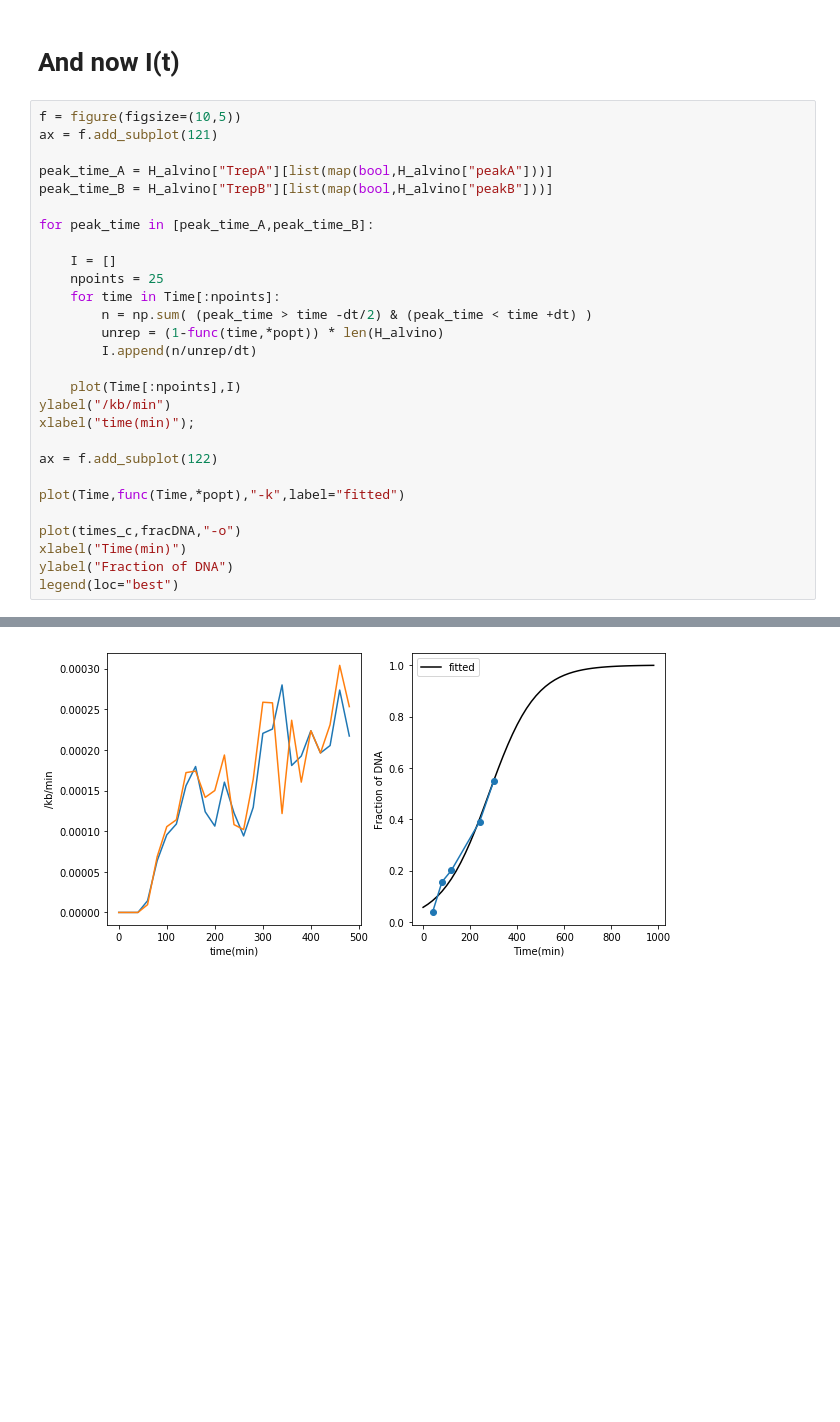
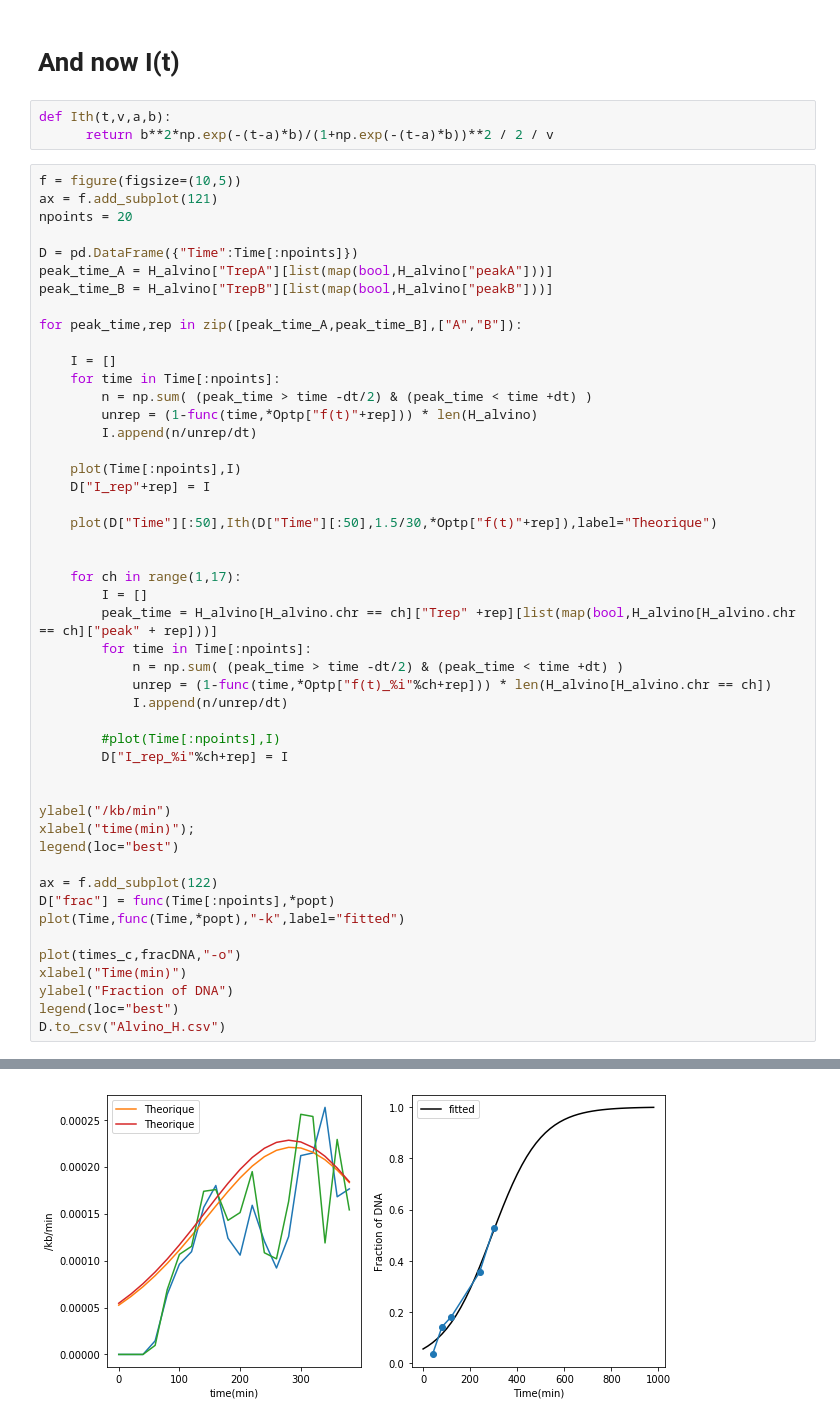
Before and after one commit to elifesciences-publications/ifromprof, a Jupyter notebook: notebooks/exploratory/Alvino_H.ipynb, the cells around one changed output, grey strips where cells are left out. Saved outputs shown, nothing was run; the diff lists cells and outputs as text; blank space fills up the shorter version.

```diff
--- a/notebooks/exploratory/Alvino_H.ipynb
+++ b/notebooks/exploratory/Alvino_H.ipynb
@@ -204,31 +239,54 @@ plot(times_c,fracDNA)
 # %% [markdown]
 # And now I(t)
+# %%
+def Ith(t,v,a,b):
+      return b**2*np.exp(-(t-a)*b)/(1+np.exp(-(t-a)*b))**2 / 2 / v
 # %%
 f = figure(figsize=(10,5))
 ax = f.add_subplot(121)
+npoints = 20
 
+D = pd.DataFrame({"Time":Time[:npoints]})
 peak_time_A = H_alvino["TrepA"][list(map(bool,H_alvino["peakA"]))]
 peak_time_B = H_alvino["TrepB"][list(map(bool,H_alvino["peakB"]))]
 
-for peak_time in [peak_time_A,peak_time_B]:
+for peak_time,rep in zip([peak_time_A,peak_time_B],["A","B"]):
 
     I = []
-    npoints = 25
     for time in Time[:npoints]:
         n = np.sum( (peak_time > time -dt/2) & (peak_time < time +dt) )
-        unrep = (1-func(time,*popt)) * len(H_alvino)
+        unrep = (1-func(time,*Optp["f(t)"+rep])) * len(H_alvino)
         I.append(n/unrep/dt)
 
     plot(Time[:npoints],I)
+    D["I_rep"+rep] = I
+
+    plot(D["Time"][:50],Ith(D["Time"][:50],1.5/30,*Optp["f(t)"+rep]),label="Theorique")
+
+
+    for ch in range(1,17):
+        I = []
+        peak_time = H_alvino[H_alvino.chr == ch]["Trep" +rep][list(map(bool,H_alvino[H_alvino.chr == ch]["peak" + rep]))]
+        for time in Time[:npoints]:
+            n = np.sum( (peak_time > time -dt/2) & (peak_time < time +dt) )
+            unrep = (1-func(time,*Optp["f(t)_%i"%ch+rep])) * len(H_alvino[H_alvino.chr == ch])
+            I.append(n/unrep/dt)
+
+        #plot(Time[:npoints],I)
+        D["I_rep_%i"%ch+rep] = I
+
+
 ylabel("/kb/min")
 xlabel("time(min)");
+legend(loc="best")
 
 ax = f.add_subplot(122)
-
+D["frac"] = func(Time[:npoints],*popt)
 plot(Time,func(Time,*popt),"-k",label="fitted")
 
 plot(times_c,fracDNA,"-o")
 xlabel("Time(min)")
 ylabel("Fraction of DNA")
 legend(loc="best")
+D.to_csv("Alvino_H.csv")
 # %% [output]
@@ -236 +293 @@ legend(loc="best")
-[figure, old version]
+[figure, new version]
```
Also changed, not shown: parts of 8 cells of this notebook, 1 other file.
